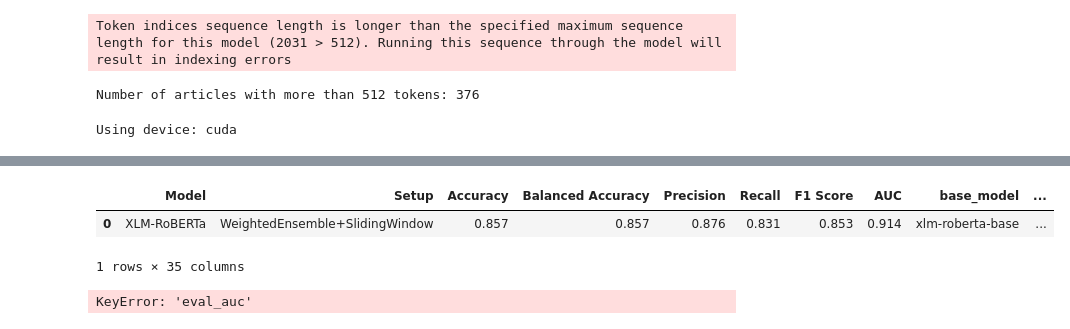
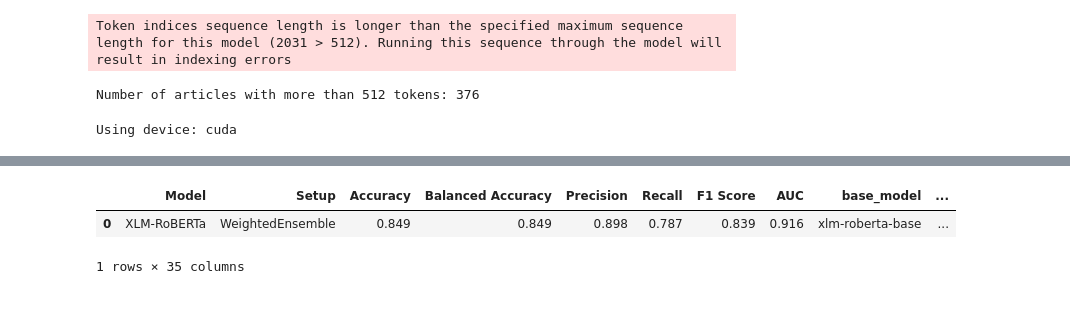
Before and after one commit to badaa002/DAT550-2025---Hyperpartisan-News-Detection-, a Jupyter notebook: notebooks/xlm_roberta.ipynb, the cells around one changed output, grey strips where cells are left out. Drawn from its saved outputs; the diff is of its cells as text; code cells hidden in the pictures.

Commit message:
Add CV AUC to the results

```diff
--- a/notebooks/xlm_roberta.ipynb
+++ b/notebooks/xlm_roberta.ipynb
@@ -412,7 +408,7 @@ results_list = []
 store_metrics(
     results_list=results_list,
     model_name="XLM-RoBERTa",
-    setup_label="WeightedEnsemble+SlidingWindow",
+    setup_label="WeightedEnsemble",
     y_test=y_test,
     y_pred=y_pred,
     y_pred_proba=y_pred_proba
@@ -465,34 +461,33 @@ hyperparams = {
 for param_name, param_value in hyperparams.items():
     results_df[param_name] = param_value
 
 display(results_df)
 # Columns Model, Setup, Threshold, F1, Recall, Precision, AUC, CV AUC, Best Params
 additional_df = pd.DataFrame({
     "Model": "XLM-RoBERTa",
     "Setup": "WeightedEnsemble",
     "Threshold": config["inference"]["threshold"],
     "F1": results_df["F1 Score"],
     "Recall": results_df["Recall"],
     "Precision": results_df["Precision"],
     "AUC": results_df["AUC"],
-    "CV AUC": 0,#np.mean([result["eval_auc"] for result in fold_results_metrics]),
+    "CV AUC": np.round(np.mean([result["eval_auc"] for result in fold_results_metrics]), 3),
     "Best Params": json.dumps(hyperparams)
 })
 # Append results to Final_Baseline_Models_Summary.csv
 try:
     existing_df = pd.read_csv("../results/Final_Baseline_Models_Summary.csv")
     combined_df = pd.concat([existing_df, additional_df], ignore_index=True)
     combined_df.to_csv("../results/Final_Baseline_Models_Summary.csv", index=False)
 except:
     print(f"File not found, {os.path.abspath('../results/Final_Baseline_Models_Summary.csv')}")
 try:
     existing_df = pd.read_csv("../results/byarticle_advanced_results.csv")
     combined_df = pd.concat([existing_df, results_df], ignore_index=True)
     combined_df.to_csv("../results/byarticle_advanced_results.csv", index=False)
 except FileNotFoundError:
     results_df.to_csv("../results/byarticle_advanced_results.csv", index=False)
 # %% [output]
 |  | Model | Setup | Accuracy | Balanced Accuracy | Precision | Recall | F1 Score | AUC | base_model | ... |
-| 0 | XLM-RoBERTa | WeightedEnsemble+SlidingWindow | 0.857 | 0.857 | 0.876 | 0.831 | 0.853 | 0.914 | xlm-roberta-base | ... |
+| 0 | XLM-RoBERTa | WeightedEnsemble | 0.849 | 0.849 | 0.898 | 0.787 | 0.839 | 0.916 | xlm-roberta-base | ... |
 1 rows × 35 columns
-KeyError: 'eval_auc'
```
Also changed, not shown: parts of 5 cells of this notebook, 2 other files.
